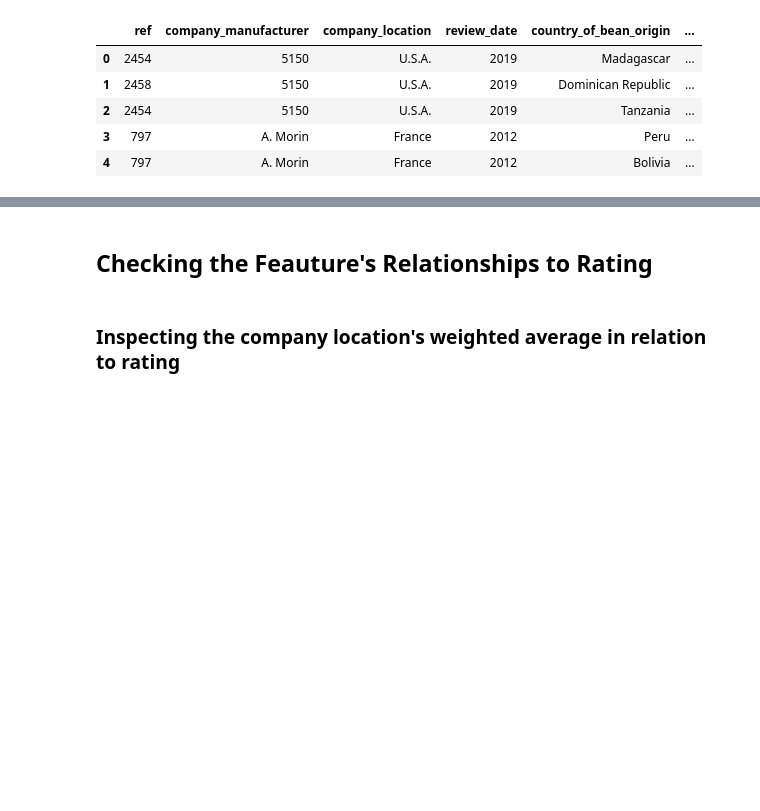
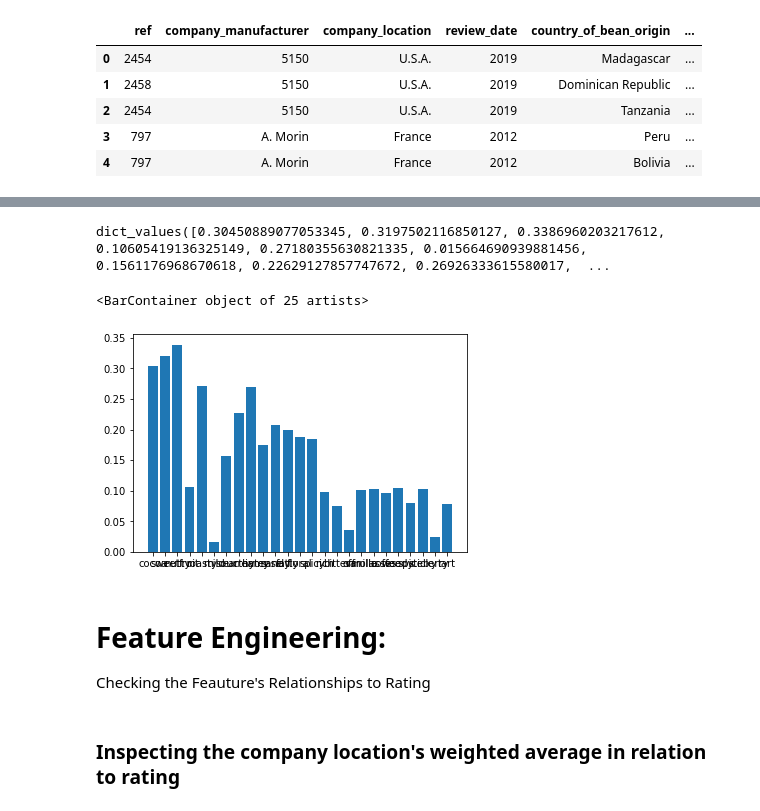
Before and after one commit to jchandleroneal/bsc-phase-three-project, a Jupyter notebook: notebooks/exploratory/chandler/main_notebook.ipynb, the cells around one changed output, grey strips where cells are left out. Drawn from its saved outputs; the diff is of its cells as text; code cells hidden in the pictures; blank space fills up the shorter version.

Commit message:
created bar chrart for weighted chars

```diff
--- a/notebooks/exploratory/chandler/main_notebook.ipynb
+++ b/notebooks/exploratory/chandler/main_notebook.ipynb
@@ -87,0 +225,8 @@ df.head()
+# %%
+cleaned_word_list = []
+for char in df['most_memorable_characteristics'].values:
+    l = char.split(', ')
+    clean_list = [word.replace(',', '').replace('"', '').strip() for word in l]
+    cleaned_word_list.append(clean_list)
+# %%
+df['memorable_characteristics_list'] = cleaned_word_list
@@ -87,0 +249,3 @@ df.head()
+# %%
+num_rows = df.shape[0]
+num_rows
@@ -87,0 +254,13 @@ df.head()
+# %%
+#creating a for loop using isin method
+weighted_chars = {}
+for word in x:
+    #the df[df is returning the values associated with the list comprehension - lambda rather than a boolean
+    word_df = df[df['memorable_characteristics_list'].apply(lambda lst: word in lst)]
+    avg_rating = word_df['rating'].mean()
+    weight = len(word_df) / num_rows
+    weighted_chars[word] = avg_rating * weight
+
+#split on the existing words
+#average the new data
+#saving as key-val pairs
@@ -87,0 +287,17 @@ df.head()
+# %%
+weighted_chars.values()
+# %% [output]
+dict_values([0.30450889077053345, 0.3197502116850127, 0.3386960203217612, 0.10605419136325149, 0.27180355630821335, 0.015664690939881456, 0.1561176968670618, 0.22629127857747672, 0.26926333615580017,  ...
+# %%
+# Plotting the most memorable characteristics
+
+import matplotlib.pyplot as plt
+
+x = weighted_chars.keys()
+
+y = weighted_chars.values()
+
+plt.bar(x,y)
+# %% [output]
+<BarContainer object of 25 artists>
+[figure, added]
@@ -88,5 +316,7 @@ df.head()
 # %% [markdown]
-## Checking the Feauture's Relationships to Rating
+# Feature Engineering:
+
+ Checking the Feauture's Relationships to Rating
 # %% [markdown]
 ### Inspecting the company location's weighted average in relation to rating
 # %%
```
Also changed, not shown: parts of 48 cells of this notebook.
